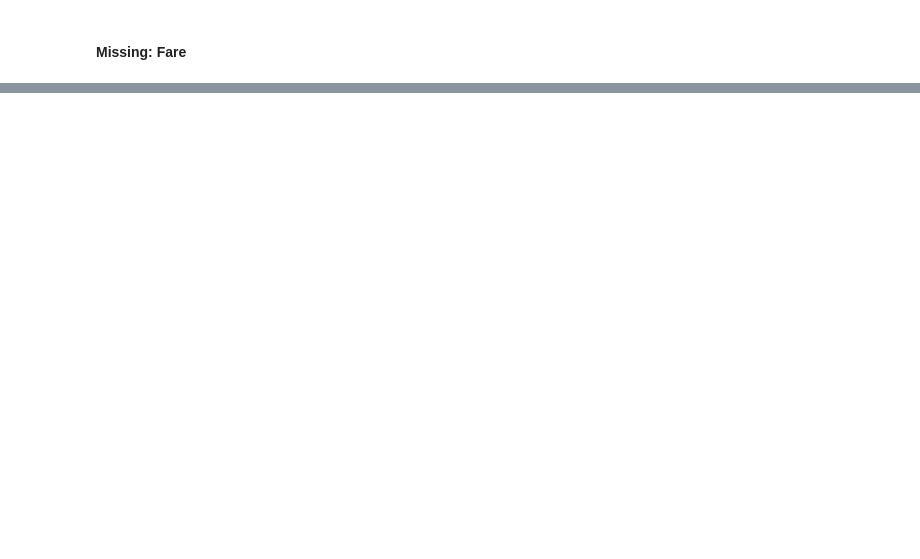
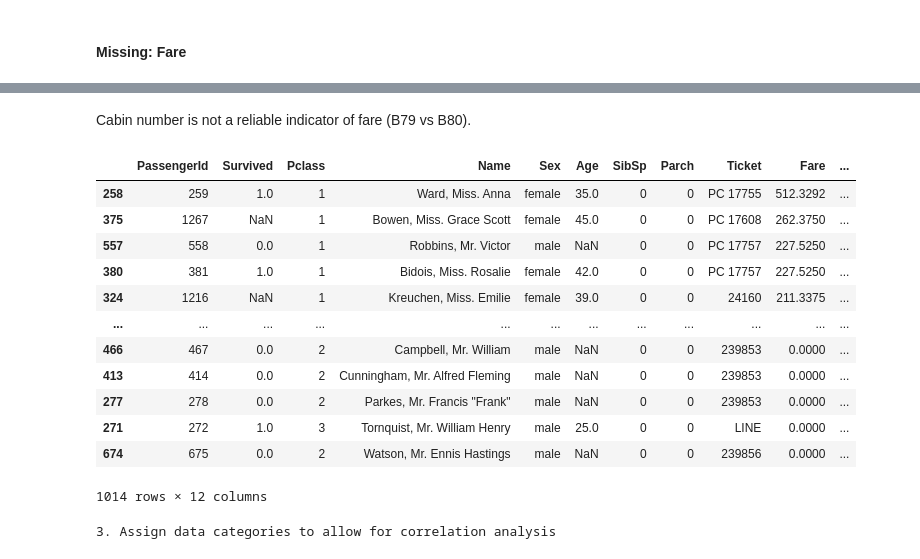
Before and after one commit to LAOLeary/LAOLeary, a Jupyter notebook: titanic-ML-example.ipynb, the cells around one changed output, grey strips where cells are left out. Saved outputs shown, nothing was run; the diff lists cells and outputs as text; code cells hidden in the pictures; blank space fills up the shorter version.

```diff
--- a/titanic-ML-example.ipynb
+++ b/titanic-ML-example.ipynb
@@ -331,0 +368,5 @@ find_name(3)
+# %%
+print("709 total Class 3 tickets, so 708 total Class 3 fares.")
+print("Let's narrow to the same demographic as PassID 1044 Thomas Storey.")
+Fareguess = complete_df.loc[(complete_df["Pclass"]==3) & (complete_df["Sex"]== "male") & (complete_df["SibSp"] < 1) & (complete_df["Embarked"] == "S") & (complete_df["Age"] > 50)]
+Fareguess
@@ -331,0 +447,5 @@ find_name(3)
+# %%
+Thom_fare = Fareguess.Fare.median() #earlier value for 7.75
+complete_df["Fare"] = complete_df["Fare"].fillna(Thom_fare)
+test_df["Fare"] = test_df["Fare"].fillna(Thom_fare)
+complete_df.isnull().sum()
@@ -332,6 +497,26 @@ find_name(3)
+# %% [markdown]
+Cabin number is not a reliable indicator of fare (B79 vs B80).
+# %%
+complete_df[complete_df['Cabin'].isnull()].sort_values(['Fare'],ascending=False)
+# %% [output]
+|  | PassengerId | Survived | Pclass | Name | Sex | Age | SibSp | Parch | Ticket | Fare | ... |
+| 258 | 259 | 1.0 | 1 | Ward, Miss. Anna | female | 35.0 | 0 | 0 | PC 17755 | 512.3292 | ... |
+| 375 | 1267 | NaN | 1 | Bowen, Miss. Grace Scott | female | 45.0 | 0 | 0 | PC 17608 | 262.3750 | ... |
+| 557 | 558 | 0.0 | 1 | Robbins, Mr. Victor | male | NaN | 0 | 0 | PC 17757 | 227.5250 | ... |
+| 380 | 381 | 1.0 | 1 | Bidois, Miss. Rosalie | female | 42.0 | 0 | 0 | PC 17757 | 227.5250 | ... |
+| 324 | 1216 | NaN | 1 | Kreuchen, Miss. Emilie | female | 39.0 | 0 | 0 | 24160 | 211.3375 | ... |
+| ... | ... | ... | ... | ... | ... | ... | ... | ... | ... | ... | ... |
+| 466 | 467 | 0.0 | 2 | Campbell, Mr. William | male | NaN | 0 | 0 | 239853 | 0.0000 | ... |
+| 413 | 414 | 0.0 | 2 | Cunningham, Mr. Alfred Fleming | male | NaN | 0 | 0 | 239853 | 0.0000 | ... |
+| 277 | 278 | 0.0 | 2 | Parkes, Mr. Francis "Frank" | male | NaN | 0 | 0 | 239853 | 0.0000 | ... |
+| 271 | 272 | 1.0 | 3 | Tornquist, Mr. William Henry | male | 25.0 | 0 | 0 | LINE | 0.0000 | ... |
+| 674 | 675 | 0.0 | 2 | Watson, Mr. Ennis Hastings | male | NaN | 0 | 0 | 239856 | 0.0000 | ... |
+1014 rows × 12 columns
 # %%
 print("3. Assign data categories to allow for correlation analysis")
-df_num = training[['Age','SibSp','Parch','Fare']]
-df_cat = training[['Survived','Pclass','Sex','Ticket','Cabin','Embarked']]
+df_num = train_df[['Age','SibSp','Parch','Fare']]
+df_cat = train_df[['Survived','Pclass','Sex','Ticket','Cabin','Embarked']]
+# %% [output]
+3. Assign data categories to allow for correlation analysis
 # %%
 print("4. Group analysis of numerical data")
```
Also changed, not shown: parts of 32 cells of this notebook.
